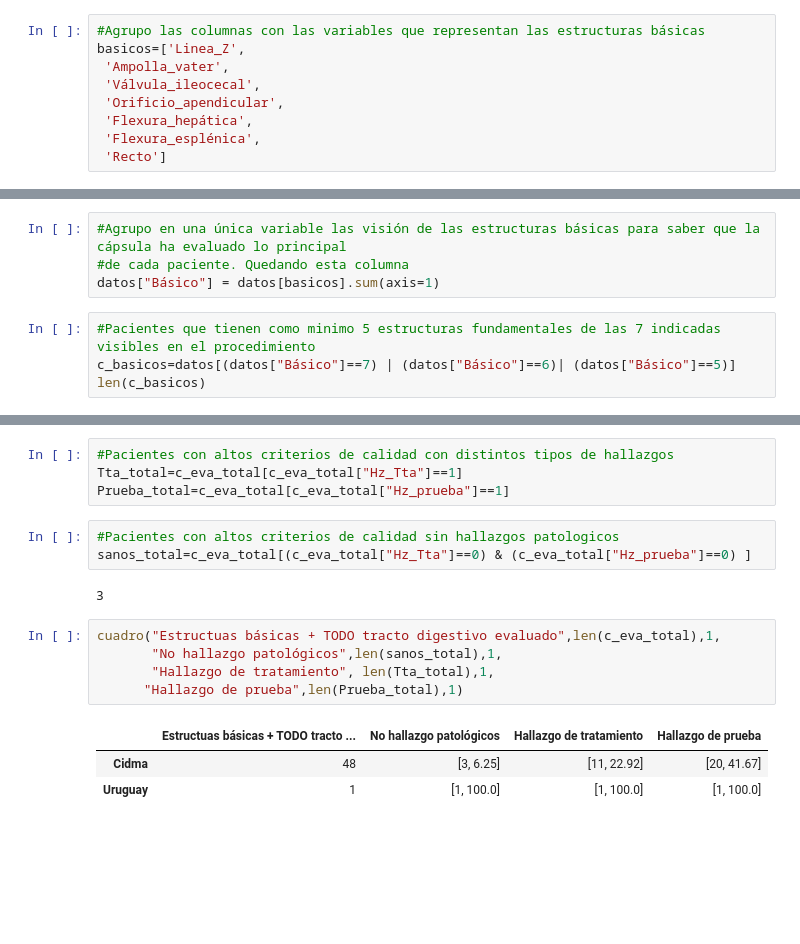
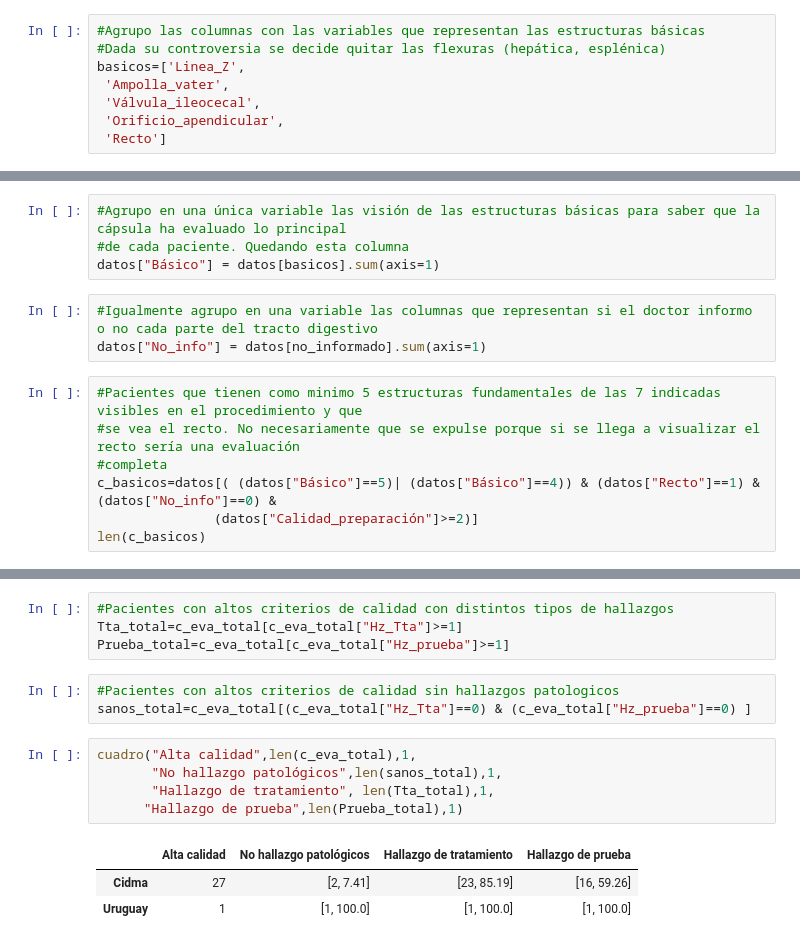
Before and after one commit to Hermenegildo12/Capsula_endoscopia, a Jupyter notebook: Capsula.ipynb, the cells around one changed output, grey strips where cells are left out. Cells and saved outputs as stored; diff of their text form; blank space fills up the shorter version.

Commit message:
009 Grandes avances enel analisis (Criterios de calidad, hallazgos yeyuno e íleon

```diff
--- a/Capsula.ipynb
+++ b/Capsula.ipynb
@@ -1431,9 +1445,8 @@ Como se ve en la tabla resumen, a un 33% de los pacientes que venían por cribad
 # %%
 #Agrupo las columnas con las variables que representan las estructuras básicas
+#Dada su controversia se decide quitar las flexuras (hepática, esplénica)
 basicos=['Linea_Z',
  'Ampolla_vater',
  'Válvula_ileocecal',
  'Orificio_apendicular',
- 'Flexura_hepática',
- 'Flexura_esplénica',
  'Recto']
@@ -1447,7 +1454,13 @@ de cada paciente. Quedando esta columna con los siguientes valores:
 #Agrupo en una única variable las visión de las estructuras básicas para saber que la cápsula ha evaluado lo principal
 #de cada paciente. Quedando esta columna
 datos["Básico"] = datos[basicos].sum(axis=1)
+# %%
+#Igualmente agrupo en una variable las columnas que representan si el doctor informo o no cada parte del tracto digestivo
+datos["No_info"] = datos[no_informado].sum(axis=1)
 # %%
-#Pacientes que tienen como minimo 5 estructuras fundamentales de las 7 indicadas visibles en el procedimiento
-c_basicos=datos[(datos["Básico"]==7) | (datos["Básico"]==6)| (datos["Básico"]==5)]
+#Pacientes que tienen como minimo 5 estructuras fundamentales de las 7 indicadas visibles en el procedimiento y que
+#se vea el recto. No necesariamente que se expulse porque si se llega a visualizar el recto sería una evaluación
+#completa
+c_basicos=datos[( (datos["Básico"]==5)| (datos["Básico"]==4)) & (datos["Recto"]==1) & (datos["No_info"]==0) &
+               (datos["Calidad_preparación"]>=2)]
 len(c_basicos)
@@ -1466,18 +1499,16 @@ c_eva_total["Hz_prueba"]=c_eva_total[hz_prueba].sum(axis=1)
 # %%
 #Pacientes con altos criterios de calidad con distintos tipos de hallazgos
-Tta_total=c_eva_total[c_eva_total["Hz_Tta"]==1]
-Prueba_total=c_eva_total[c_eva_total["Hz_prueba"]==1]
+Tta_total=c_eva_total[c_eva_total["Hz_Tta"]>=1]
+Prueba_total=c_eva_total[c_eva_total["Hz_prueba"]>=1]
 # %%
 #Pacientes con altos criterios de calidad sin hallazgos patologicos
 sanos_total=c_eva_total[(c_eva_total["Hz_Tta"]==0) & (c_eva_total["Hz_prueba"]==0) ]
-# %% [output]
-3
 # %%
-cuadro("Estructuas básicas + TODO tracto digestivo evaluado",len(c_eva_total),1,
+cuadro("Alta calidad",len(c_eva_total),1,
        "No hallazgo patológicos",len(sanos_total),1,
        "Hallazgo de tratamiento", len(Tta_total),1,
       "Hallazgo de prueba",len(Prueba_total),1)
 # %% [output]
-|  | Estructuas básicas + TODO tracto ... | No hallazgo patológicos | Hallazgo de tratamiento | Hallazgo de prueba |
-| Cidma | 48 | [3, 6.25] | [11, 22.92] | [20, 41.67] |
+|  | Alta calidad | No hallazgo patológicos | Hallazgo de tratamiento | Hallazgo de prueba |
+| Cidma | 27 | [2, 7.41] | [23, 85.19] | [16, 59.26] |
 | Uruguay | 1 | [1, 100.0] | [1, 100.0] | [1, 100.0] |
```
Also changed, not shown: parts of 36 cells of this notebook, 1 other file.
